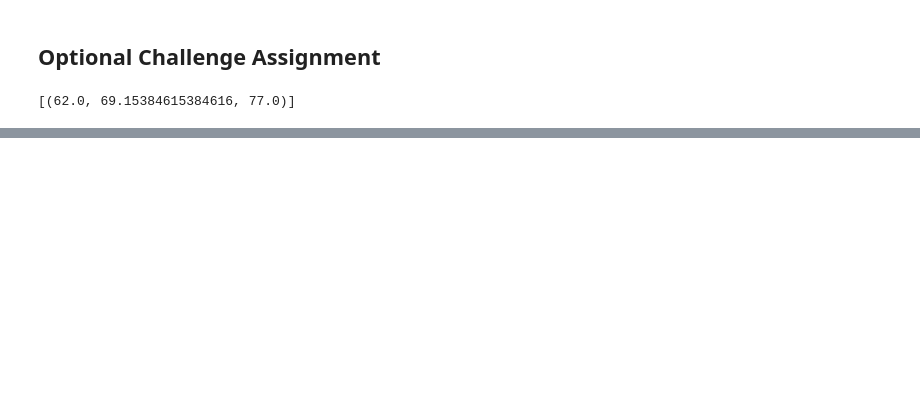
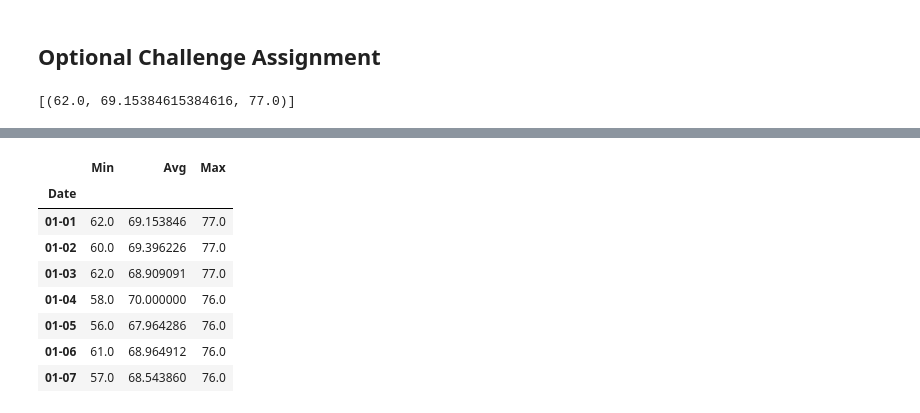
Before and after one commit to jasminajovanovic/Advanced-Storage-Retrieval, a Jupyter notebook: climate_starter.ipynb, the cells around one changed output, grey strips where cells are left out. Drawn from its saved outputs; the diff is of its cells as text; code cells hidden in the pictures; blank space fills up the shorter version.

```diff
--- a/climate_starter.ipynb
+++ b/climate_starter.ipynb
@@ -205,4 +269,18 @@ daily_normals("01-01")
 # %%
 # Load the previous query results into a Pandas DataFrame and add the `trip_dates` range as the `date` index
+df = pd.DataFrame(normals, columns=['Min', 'Avg', 'Max'])
+df['Date'] = date_list
+df.set_index('Date',inplace=True)
+df
+# %% [output]
+|  | Min | Avg | Max |
+| Date |  |  |  |
+| 01-01 | 62.0 | 69.153846 | 77.0 |
+| 01-02 | 60.0 | 69.396226 | 77.0 |
+| 01-03 | 62.0 | 68.909091 | 77.0 |
+| 01-04 | 58.0 | 70.000000 | 76.0 |
+| 01-05 | 56.0 | 67.964286 | 76.0 |
+| 01-06 | 61.0 | 68.964912 | 76.0 |
+| 01-07 | 57.0 | 68.543860 | 76.0 |
 # %%
 # Plot the daily normals as an area plot with `stacked=False`
```
Also changed, not shown: parts of 5 cells of this notebook.
